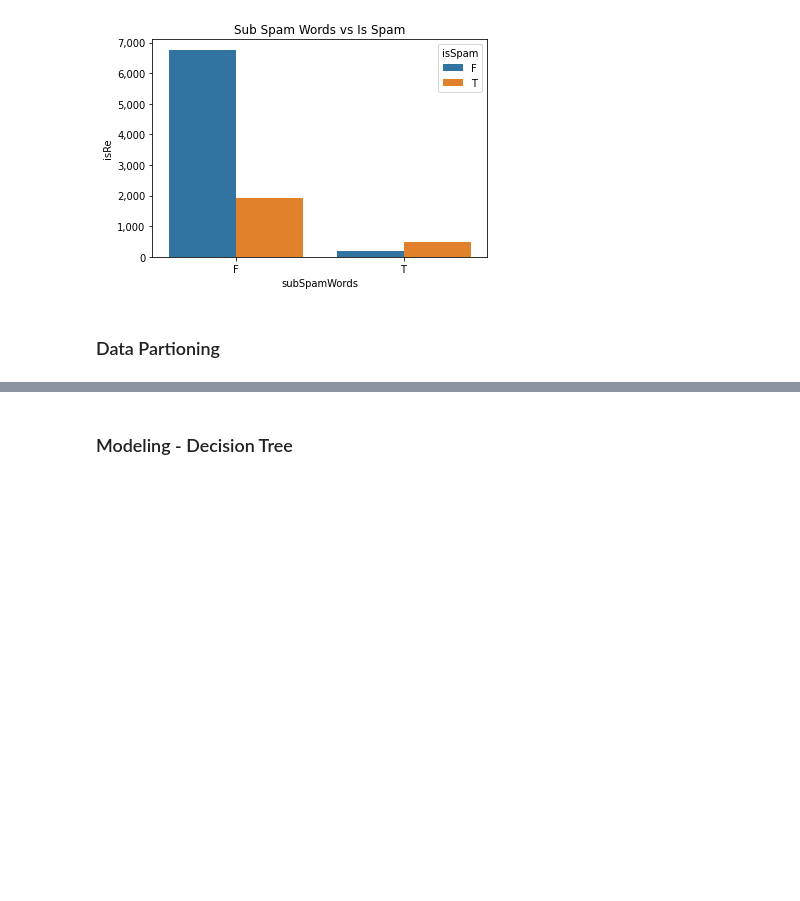
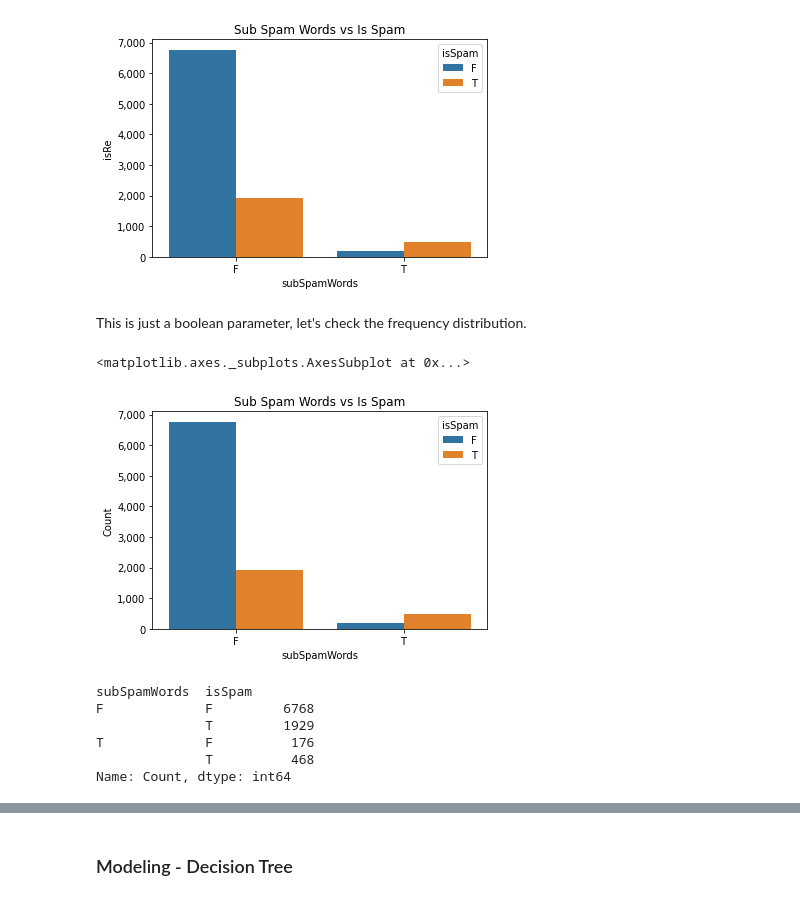
Before and after one commit to sterlingbeason/MSDS-7333-QTW, a Jupyter notebook: Case_Study_3/notebook_final_ER.ipynb, the cells around one changed output, grey strips where cells are left out. Saved outputs shown, nothing was run; the diff lists cells and outputs as text; code cells hidden in the pictures; blank space fills up the shorter version.

```diff
--- a/Case_Study_3/notebook_final_ER.ipynb
+++ b/Case_Study_3/notebook_final_ER.ipynb
@@ -147,5 +167,24 @@ p1.set_yticklabels(y_ticklabels)
  Text(0, 0, '7,000'),
  Text(0, 0, '8,000')]
 [figure]
-# %% [markdown]
-### Data Partioning
+# %% [markdown]
+This is just a boolean parameter, let's check the frequency distribution.
+# %%
+spam_na = df[df.subSpamWords.isna()]
+group_by_spam = df.groupby(['subSpamWords', 'isSpam']).count().reset_index().rename(columns={'isRe':'Count'})
+p1 = sns.barplot(data = group_by_spam, x='subSpamWords', y='Count', hue='isSpam')
+p1.set_title('Sub Spam Words vs Is Spam')
+p1.set_yticklabels([f'{y:,.0f}' for y in p1.get_yticks()])
+p1
+# %% [output]
+<matplotlib.axes._subplots.AxesSubplot at 0x...>
+[figure, added]
+# %%
+group_by_spam.groupby(['subSpamWords', 'isSpam'])['Count'].sum()
+# %% [output]
+subSpamWords  isSpam
+F             F         6768
+              T         1929
+T             F          176
+              T          468
+Name: Count, dtype: int64
```
Also changed, not shown: parts of 37 cells of this notebook, 1 other file.
